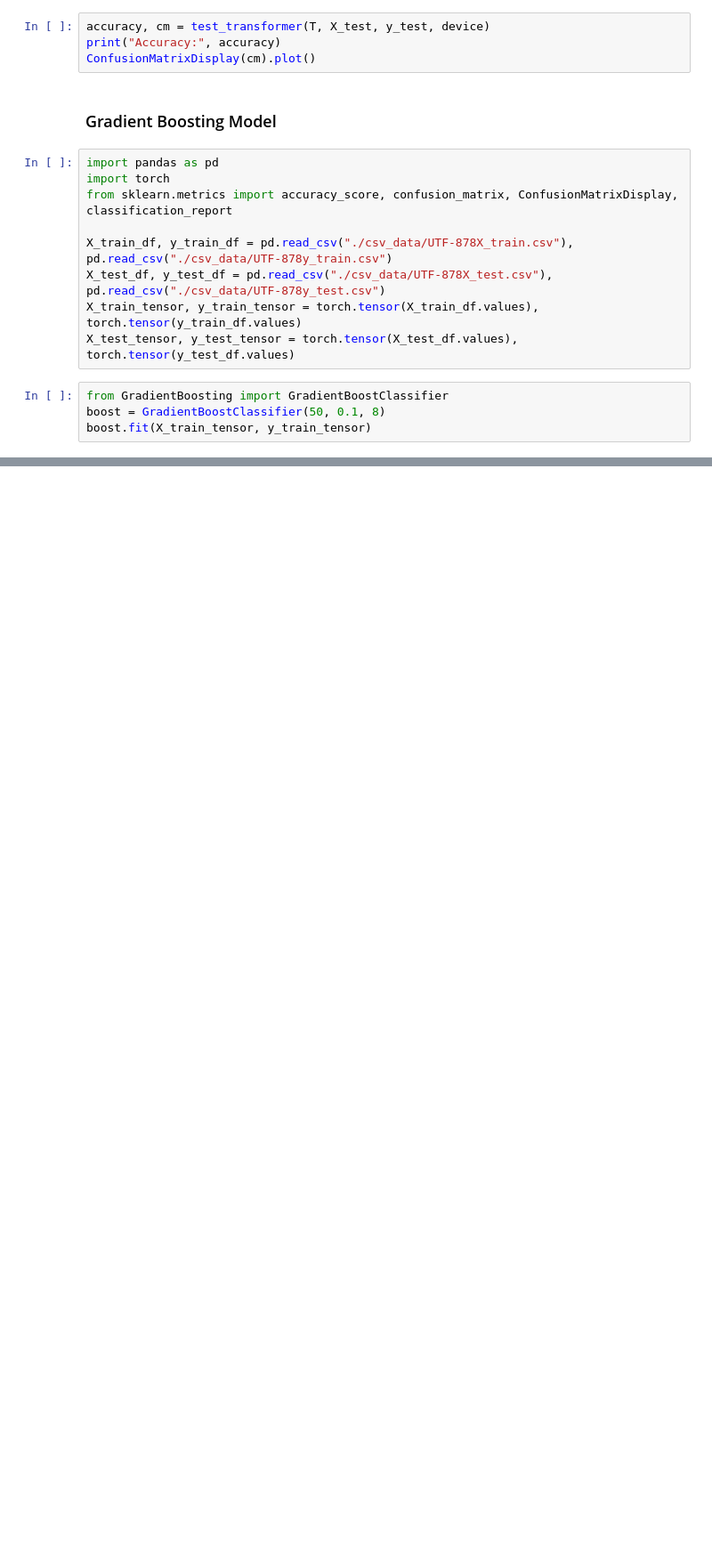
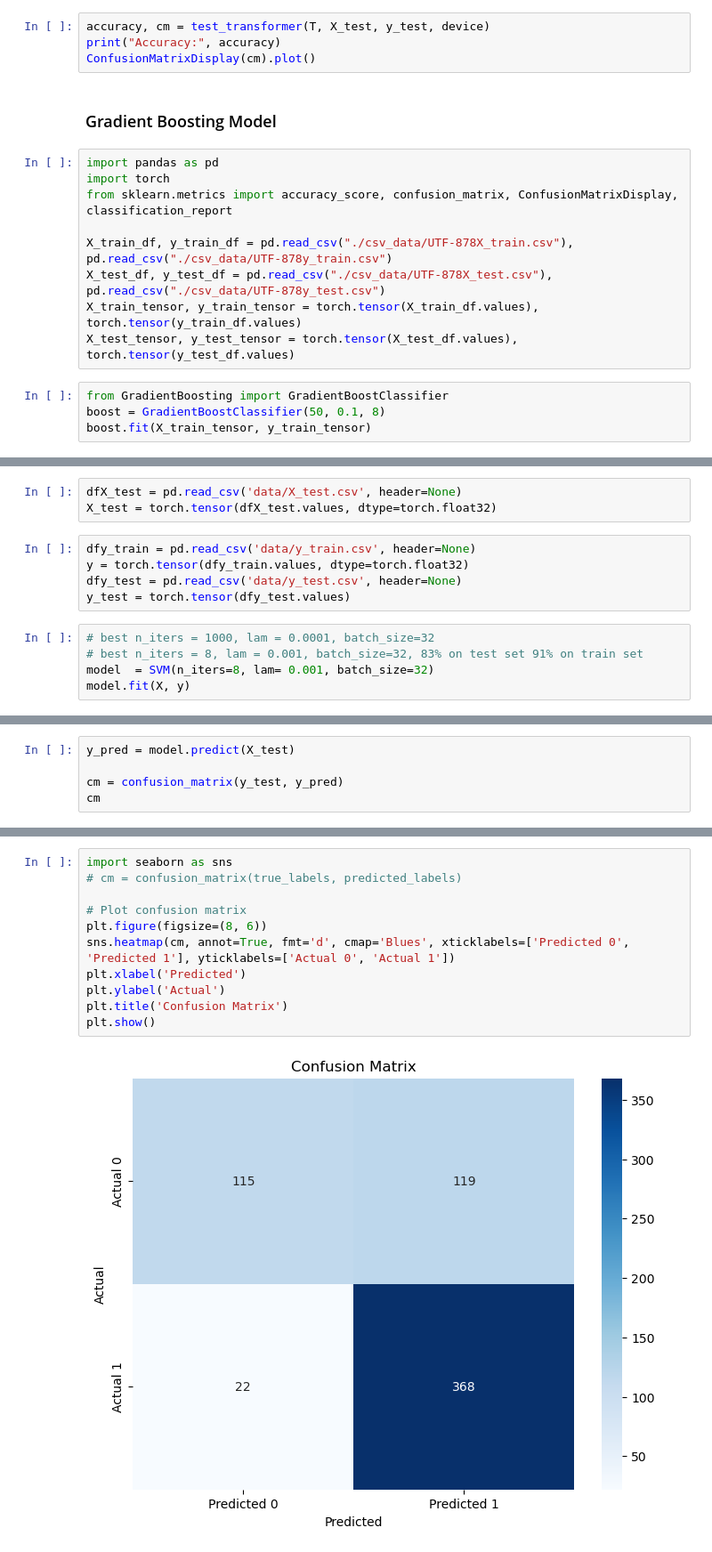
Before and after one commit to EpicET/cs0451-pneumonia-detection, a Jupyter notebook: Peumonia_Image_Vectorization.ipynb, the cells around one changed output, grey strips where cells are left out. Shown: that part at 89% size. Cells and saved outputs as stored; diff of their text form; blank space fills up the shorter version.

```diff
--- a/Peumonia_Image_Vectorization.ipynb
+++ b/Peumonia_Image_Vectorization.ipynb
@@ -523,0 +556,13 @@ plt.show()
+# %%
+dfX_test = pd.read_csv('data/X_test.csv', header=None)
+X_test = torch.tensor(dfX_test.values, dtype=torch.float32)
+# %%
+dfy_train = pd.read_csv('data/y_train.csv', header=None)
+y = torch.tensor(dfy_train.values, dtype=torch.float32)
+dfy_test = pd.read_csv('data/y_test.csv', header=None)
+y_test = torch.tensor(dfy_test.values)
+# %%
+# best n_iters = 1000, lam = 0.0001, batch_size=32
+# best n_iters = 8, lam = 0.001, batch_size=32, 83% on test set 91% on train set
+model  = SVM(n_iters=8, lam= 0.001, batch_size=32)
+model.fit(X, y)
@@ -523,0 +571,5 @@ plt.show()
+# %%
+y_pred = model.predict(X_test)
+
+cm = confusion_matrix(y_test, y_pred)
+cm
@@ -523,0 +591,13 @@ plt.show()
+# %%
+import seaborn as sns
+# cm = confusion_matrix(true_labels, predicted_labels)
+
+# Plot confusion matrix
+plt.figure(figsize=(8, 6))
+sns.heatmap(cm, annot=True, fmt='d', cmap='Blues', xticklabels=['Predicted 0', 'Predicted 1'], yticklabels=['Actual 0', 'Actual 1'])
+plt.xlabel('Predicted')
+plt.ylabel('Actual')
+plt.title('Confusion Matrix')
+plt.show()
+# %% [output]
+[figure, added]
```
Also changed, not shown: parts of 18 cells of this notebook, 1 other file.
